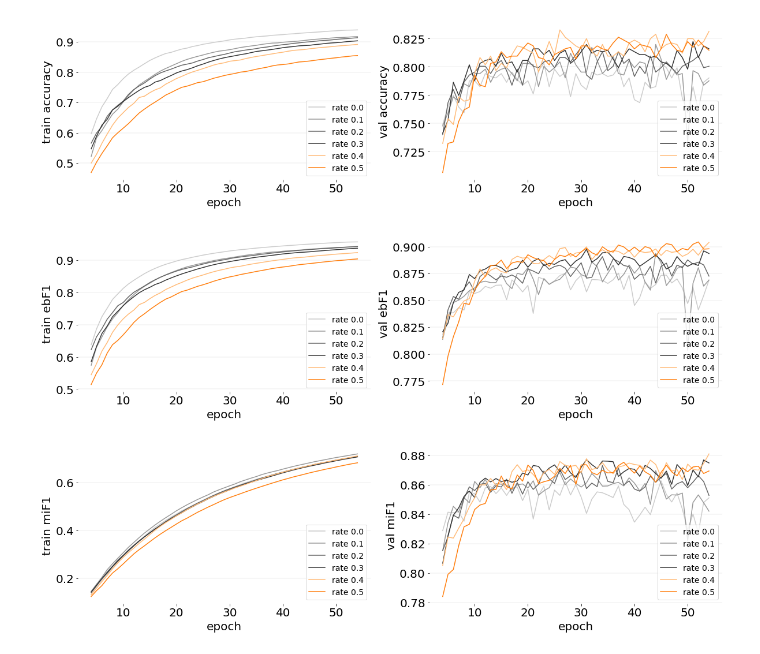
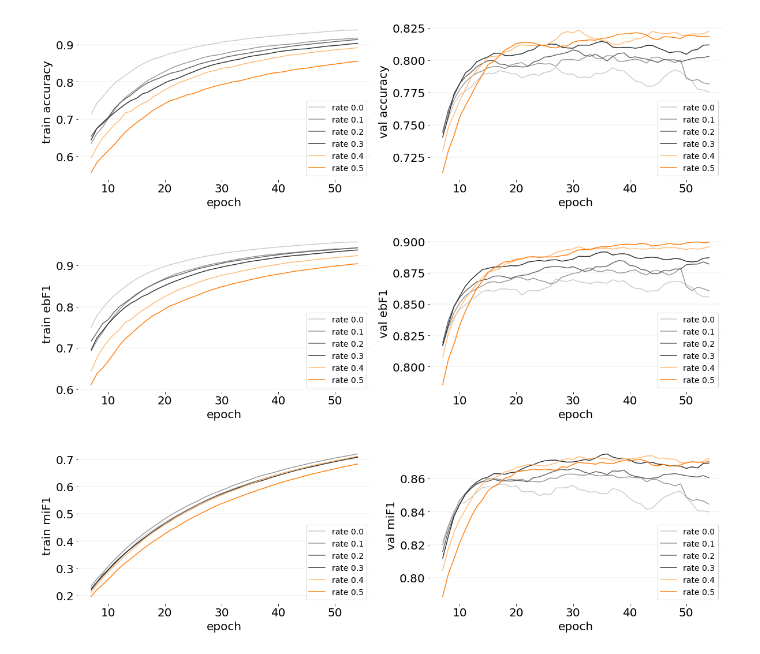
Before and after one commit to jpbottaro/anna, a Jupyter notebook: notebook/text/experiments/dropout.ipynb, the cells around one changed output. Cells and saved outputs as stored; diff of their text form; code cells hidden in the pictures.

Commit message:
notebook: update dropout experiment with moving average

```diff
--- a/notebook/text/experiments/dropout.ipynb
+++ b/notebook/text/experiments/dropout.ipynb
@@ -54,31 +54,34 @@ with open(metrics_path, "w") as f:
     json.dump(metrics, f)
 # %%
 # Load from json serialized metrics
-with open(metrics_path, "r") as f:
-    metrics = json.load(f)
+#with open(metrics_path, "r") as f:
+#    metrics = json.load(f)
 # %%
 num_epochs = min([len(m["val"]["perf/accuracy"]) for m in metrics.values()])
 # %%
-remove_first = 4
+remove_first = 7
 
 x = range(num_epochs)[remove_first:]
 for metric_name in ["perf/accuracy", "perf/ebF1", "perf/miF1"]:
     pre, (ax1, ax2) = plots.subplots(1, 2, figsize=[20, 5], xlabel="epoch")
 
     for train_set, ax in [("train", ax1), ("val", ax2)]:
         ax.set_ylabel("{} {}".format(train_set, metric_name[len("perf/"):]))
 
         for name, metric in sorted(metrics.items()):
-            y = metric[train_set][metric_name][remove_first:num_epochs]
+            y = metric[train_set][metric_name]
             y = [m[1] for m in y]
+            if train_set == "val":
+                y = plots.moving_average(y, 6)
+            y = y[remove_first:num_epochs]
             drop = float(name)
             color = str(1. - min([drop * 2 + 0.20, 1.0]))
             color = 3 if drop == .4 else color
             color = 2 if drop == .5 else color
             plots.plot(ax, x, y, color=color, label="rate {}".format(drop))
 
         ax.legend(loc=4, fontsize=14)
 # %% [output]
-[figure, old version]
+[figure, new version]
-[figure, old version]
+[figure, new version]
-[figure, old version]
+[figure, new version]
```
